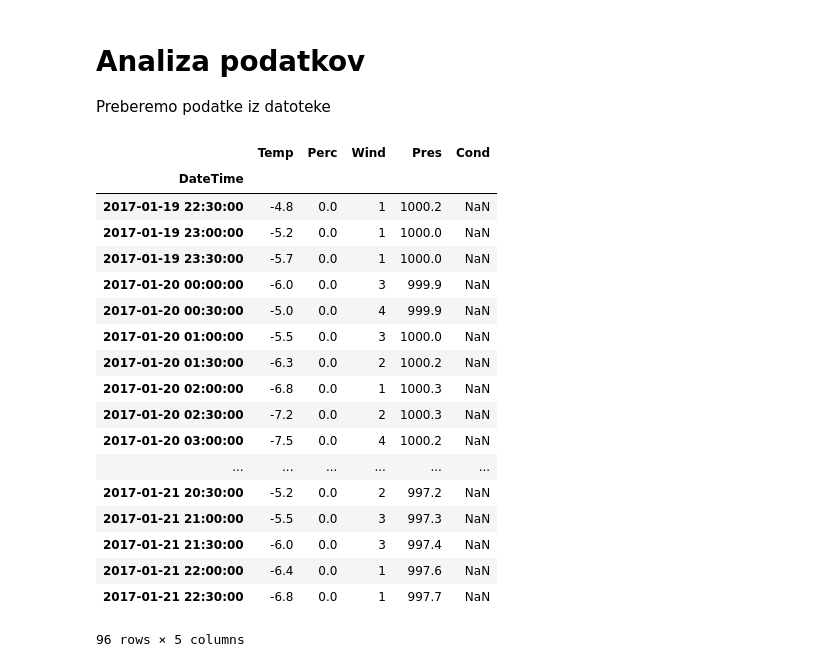
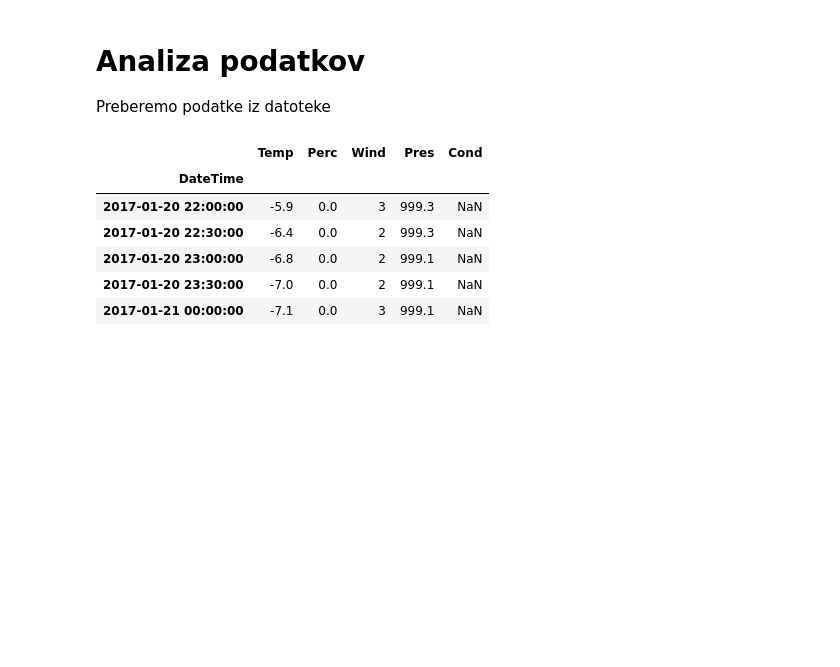
Before and after one commit to KrOstir/varia, a Jupyter notebook: meteo_analyse.ipynb, the cells around one changed output. Saved outputs shown, nothing was run; the diff lists cells and outputs as text; code cells hidden in the pictures; blank space fills up the shorter version.

```diff
--- a/meteo_analyse.ipynb
+++ b/meteo_analyse.ipynb
@@ -131,23 +30,11 @@ meteo_data = pd.read_csv(meteo_data_csv, index_col="DateTime")
-# %%
-meteo_data.sort_index().save
-# %% [output]
-|  | Temp | Perc | Wind | Pres | Cond |
-| DateTime |  |  |  |  |  |
-| 2017-01-19 22:30:00 | -4.8 | 0.0 | 1 | 1000.2 | NaN |
-| 2017-01-19 23:00:00 | -5.2 | 0.0 | 1 | 1000.0 | NaN |
-| 2017-01-19 23:30:00 | -5.7 | 0.0 | 1 | 1000.0 | NaN |
-| 2017-01-20 00:00:00 | -6.0 | 0.0 | 3 | 999.9 | NaN |
-| 2017-01-20 00:30:00 | -5.0 | 0.0 | 4 | 999.9 | NaN |
-| 2017-01-20 01:00:00 | -5.5 | 0.0 | 3 | 1000.0 | NaN |
-| 2017-01-20 01:30:00 | -6.3 | 0.0 | 2 | 1000.2 | NaN |
-| 2017-01-20 02:00:00 | -6.8 | 0.0 | 1 | 1000.3 | NaN |
-| 2017-01-20 02:30:00 | -7.2 | 0.0 | 2 | 1000.3 | NaN |
-| 2017-01-20 03:00:00 | -7.5 | 0.0 | 4 | 1000.2 | NaN |
-| ... | ... | ... | ... | ... | ... |
-| 2017-01-21 20:30:00 | -5.2 | 0.0 | 2 | 997.2 | NaN |
-| 2017-01-21 21:00:00 | -5.5 | 0.0 | 3 | 997.3 | NaN |
-| 2017-01-21 21:30:00 | -6.0 | 0.0 | 3 | 997.4 | NaN |
-| 2017-01-21 22:00:00 | -6.4 | 0.0 | 1 | 997.6 | NaN |
-| 2017-01-21 22:30:00 | -6.8 | 0.0 | 1 | 997.7 | NaN |
-96 rows × 5 columns
+# %%
+meteo_data.head()
+# %% [output]
+|  | Temp | Perc | Wind | Pres | Cond |
+| DateTime |  |  |  |  |  |
+| 2017-01-20 22:00:00 | -5.9 | 0.0 | 3 | 999.3 | NaN |
+| 2017-01-20 22:30:00 | -6.4 | 0.0 | 2 | 999.3 | NaN |
+| 2017-01-20 23:00:00 | -6.8 | 0.0 | 2 | 999.1 | NaN |
+| 2017-01-20 23:30:00 | -7.0 | 0.0 | 2 | 999.1 | NaN |
+| 2017-01-21 00:00:00 | -7.1 | 0.0 | 3 | 999.1 | NaN |
 # %% [markdown]
```
Also changed, not shown: parts of 21 cells of this notebook, 4 other files.
